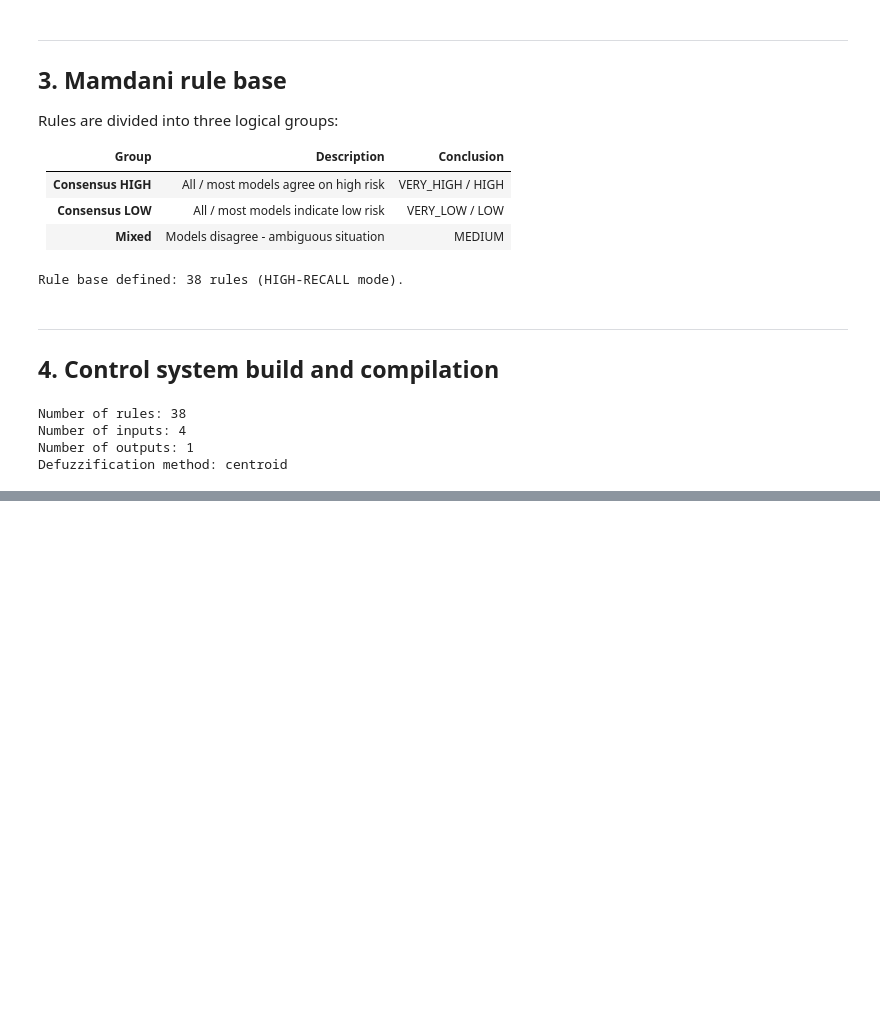
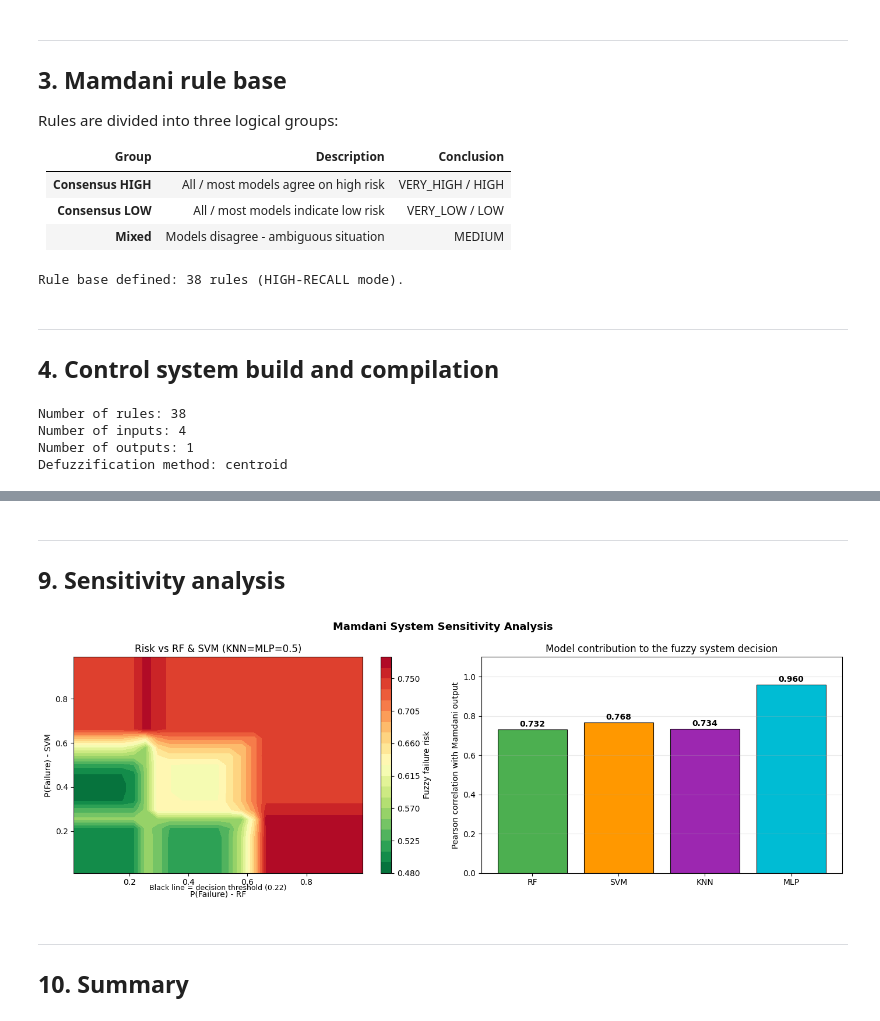
Before and after one commit to hadoyyo/Machine-Predictive-Maintenance-Expert-System, a Jupyter notebook: fuzzy_expert_system.ipynb, the cells around one changed output, grey strips where cells are left out. Cells and saved outputs as stored; diff of their text form; code cells hidden in the pictures; blank space fills up the shorter version.

```diff
--- a/fuzzy_expert_system.ipynb
+++ b/fuzzy_expert_system.ipynb
@@ -313,0 +568,49 @@ Defuzzification method: centroid
+# %% [markdown]
+---
+## 9. Sensitivity analysis
+# %%
+grid_vals  = np.linspace(0.01, 0.99, 25)
+risk_grid  = np.zeros((len(grid_vals), len(grid_vals)))
+
+for i, v_rf in enumerate(grid_vals):
+    for j, v_svm in enumerate(grid_vals):
+        try:
+            risk_grid[i, j] = fuzzy_predict(v_rf, v_svm, 0.5, 0.5, failure_sim)
+        except Exception:
+            risk_grid[i, j] = 0.5 * (v_rf + v_svm) / 2 + 0.25
+
+fig, axes = plt.subplots(1, 2, figsize=(14, 5))
+fig.suptitle('Mamdani System Sensitivity Analysis', fontsize=13, fontweight='bold')
+
+ax = axes[0]
+im = ax.contourf(grid_vals, grid_vals, risk_grid, levels=20, cmap='RdYlGn_r')
+fig.colorbar(im, ax=ax, label='Fuzzy failure risk')
+ax.contour(grid_vals, grid_vals, risk_grid, levels=[best_thresh],
+           colors='black', linewidths=2)
+ax.set_xlabel('P(Failure) - RF')
+ax.set_ylabel('P(Failure) - SVM')
+ax.set_title('Risk vs RF & SVM (KNN=MLP=0.5)')
+ax.text(0.5, -0.08, f'Black line = decision threshold ({best_thresh:.2f})',
+        transform=ax.transAxes, ha='center', fontsize=9)
+
+ax = axes[1]
+model_names = ['RF', 'SVM', 'KNN', 'MLP']
+model_probs = [p_rf, p_svm, p_knn, p_mlp]
+correlations = [np.corrcoef(p, fuzzy_scores)[0, 1] for p in model_probs]
+bar_cols = ['#4CAF50', '#FF9800', '#9C27B0', '#00BCD4']
+bars = ax.bar(model_names, correlations, color=bar_cols, edgecolor='black', linewidth=0.8)
+for bar, val in zip(bars, correlations):
+    ax.text(bar.get_x() + bar.get_width()/2, val + 0.005,
+            f'{val:.3f}', ha='center', va='bottom', fontsize=10, fontweight='bold')
+ax.set_ylabel('Pearson correlation with Mamdani output')
+ax.set_title('Model contribution to the fuzzy system decision')
+ax.set_ylim(0, 1.1)
+ax.grid(True, alpha=0.3, axis='y')
+
+plt.tight_layout()
+plt.show()
+# %% [output]
+[figure, added]
+# %% [markdown]
+---
+## 10. Summary
```
Also changed, not shown: parts of 10 cells of this notebook.
